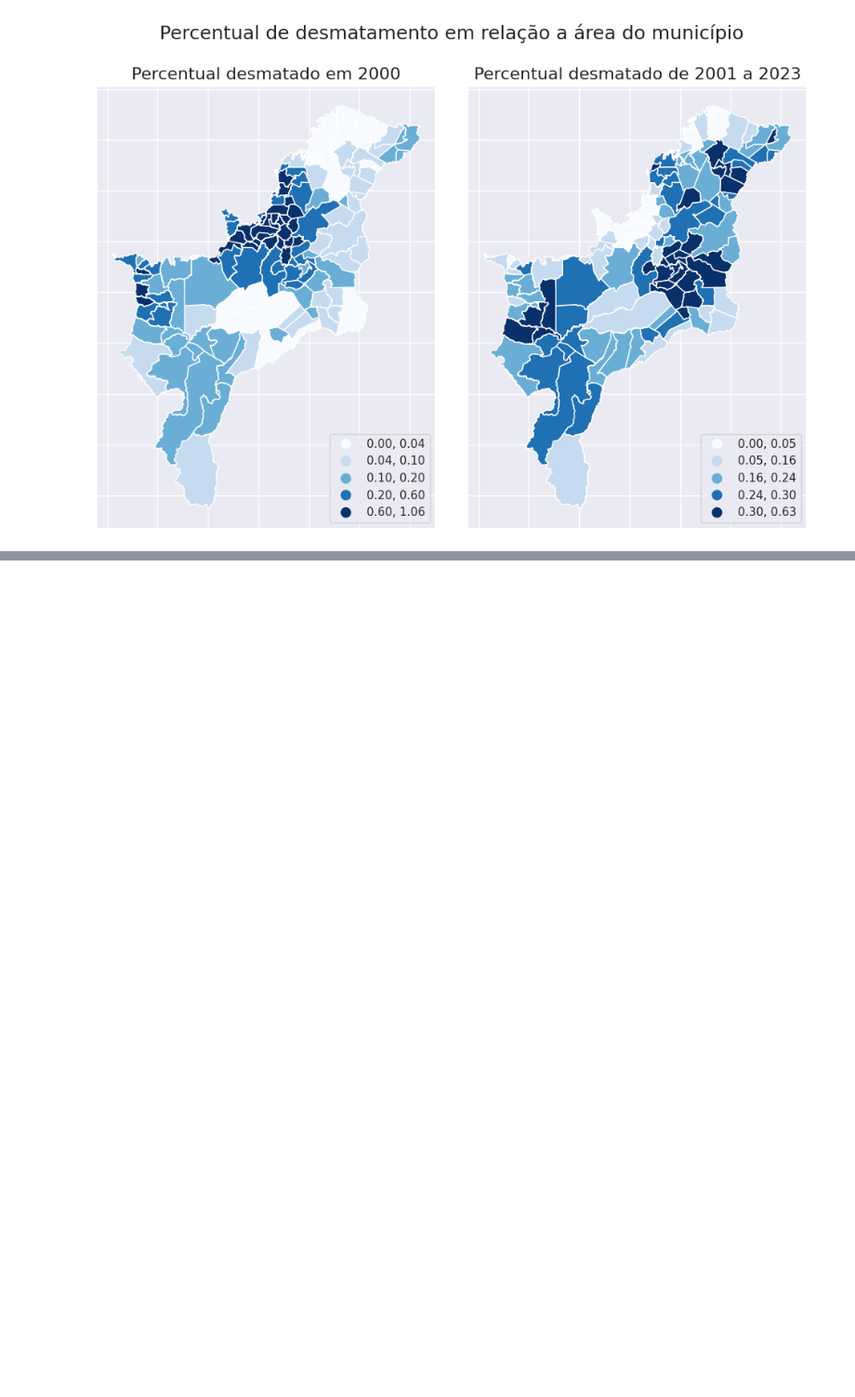
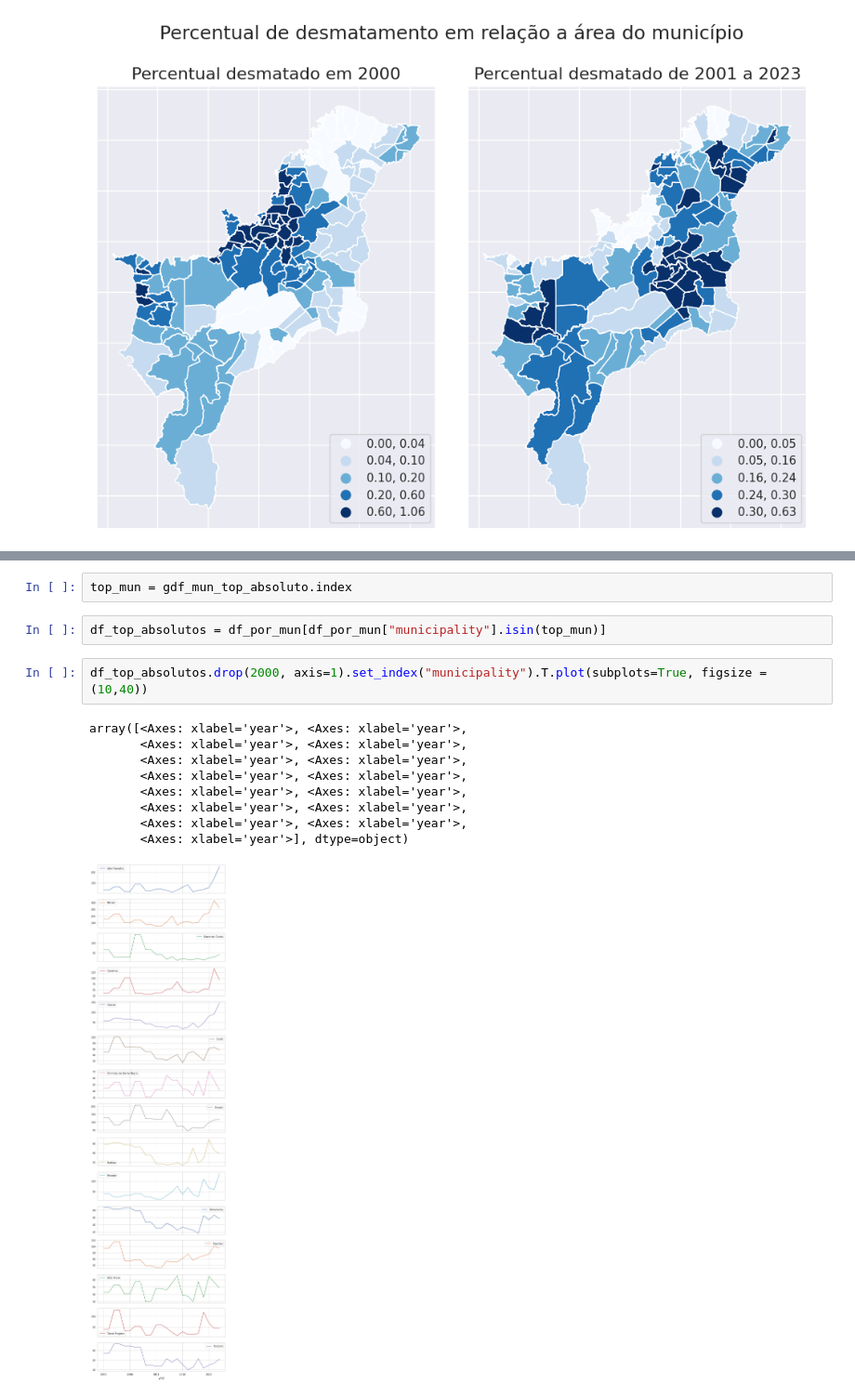
Before and after one commit to LambdaGeo/analise_cerrado_ma, a Jupyter notebook: analise_municipios.ipynb, the cells around one changed output, grey strips where cells are left out. Shown at 93% size. Cells and saved outputs as stored; diff of their text form; blank space fills up the shorter version.

```diff
--- a/analise_municipios.ipynb
+++ b/analise_municipios.ipynb
@@ -2516,0 +2525,16 @@ plt.tight_layout(rect=[0, 0, 1, 0.95])
+# %%
+top_mun = gdf_mun_top_absoluto.index
+# %%
+df_top_absolutos = df_por_mun[df_por_mun["municipality"].isin(top_mun)]
+# %%
+df_top_absolutos.drop(2000, axis=1).set_index("municipality").T.plot(subplots=True, figsize = (10,40))
+# %% [output]
+array([<Axes: xlabel='year'>, <Axes: xlabel='year'>,
+       <Axes: xlabel='year'>, <Axes: xlabel='year'>,
+       <Axes: xlabel='year'>, <Axes: xlabel='year'>,
+       <Axes: xlabel='year'>, <Axes: xlabel='year'>,
+       <Axes: xlabel='year'>, <Axes: xlabel='year'>,
+       <Axes: xlabel='year'>, <Axes: xlabel='year'>,
+       <Axes: xlabel='year'>, <Axes: xlabel='year'>,
+       <Axes: xlabel='year'>], dtype=object)
+[figure, added]
```
Also changed, not shown: parts of 12 cells of this notebook.
